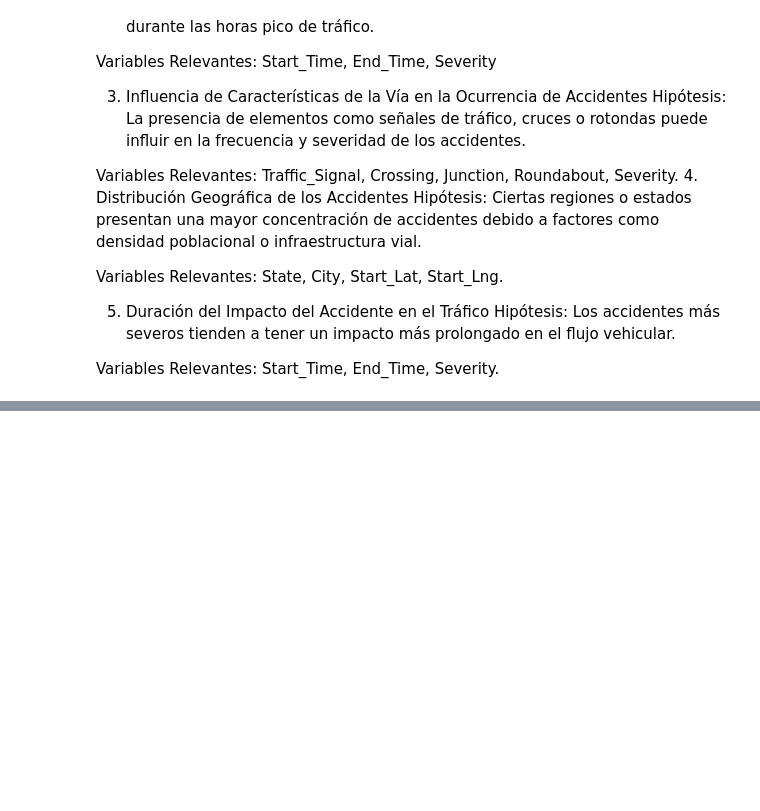
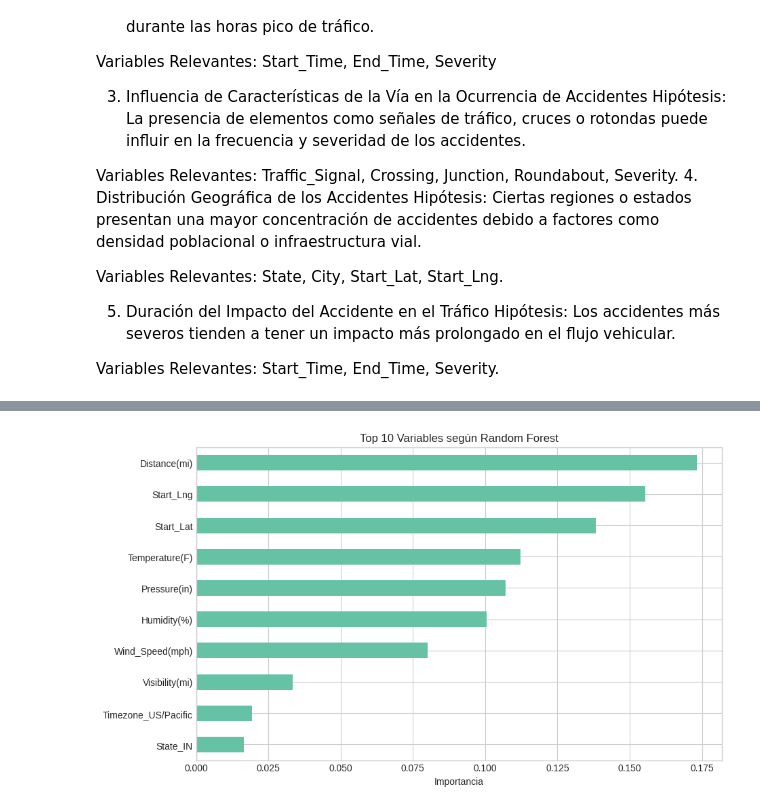
Before and after one commit to Saimoncastro/Dataset-proyecto-coder, a Jupyter notebook: ProyectoDSParteI+Castro.ipynb, the cells around one changed output, grey strips where cells are left out. Cells and saved outputs as stored; diff of their text form; code cells hidden in the pictures; blank space fills up the shorter version.

```diff
--- a/ProyectoDSParteI+Castro.ipynb
+++ b/ProyectoDSParteI+Castro.ipynb
@@ -3,7 +5,14 @@
 import pandas as pd
 import matplotlib.pyplot as plt
 import numpy as np
-
+import seaborn as sns
+from sklearn.feature_selection import mutual_info_classif, SelectKBest, chi2
+from sklearn.ensemble import RandomForestClassifier
+from sklearn.linear_model import LogisticRegression
+from sklearn.preprocessing import StandardScaler
+# Configuraciones generales
+plt.style.use('seaborn-v0_8-whitegrid')
+sns.set_palette('Set2')
 #Cargar datos
 df = pd.read_csv('https://raw.githubusercontent.com/Forrestino/Datasets-potenciales/refs/heads/main/US_Accidents_Dec21_V1.csv') # This line had an unexpected indent. Removing it fixes the issue.
 print(df.head())
@@ -139,0 +257,69 @@ Name: count, dtype: int64
+# %%
+# 2. Pre-filtrado manual
+# -----------------------------
+columns_to_drop = ['ID', 'Description', 'End_Lat', 'End_Lng', 'Number', 'Zipcode']
+df.drop(columns=columns_to_drop, inplace=True)
+
+# Eliminar columnas con >70% nulos
+threshold = len(df) * 0.7
+df.dropna(thresh=threshold, axis=1, inplace=True)
+
+# -----------------------------
+# 3. Selección de variables numéricas - Mutual Information
+# -----------------------------
+print("\n--- Mutual Information (Variables numéricas) ---")
+
+num_df = df.select_dtypes(include=['float64', 'int64']).drop(columns=['Severity'])
+y = df['Severity']
+X_num = num_df.fillna(0)
+
+mi_scores = mutual_info_classif(X_num, y)
+mi_series = pd.Series(mi_scores, index=X_num.columns).sort_values(ascending=False)
+print(mi_series)
+
+# -----------------------------
+# 4. Variables categóricas/booleanas - Chi-cuadrado
+# -----------------------------
+print("\n--- Chi-cuadrado (Variables categóricas y booleanas) ---")
+
+X_cat = pd.get_dummies(df.select_dtypes(include=['object', 'bool']), drop_first=True).fillna(0)
+selector = SelectKBest(chi2, k=10)
+selector.fit(X_cat, y)
+selected_cat_cols = X_cat.columns[selector.get_support()]
+print(selected_cat_cols)
+
+# -----------------------------
+# 5. Importancia con Random Forest
+# -----------------------------
+print("\n--- Importancia de Características con Random Forest ---")
+
+X_rf = pd.concat([X_num, X_cat[selected_cat_cols]], axis=1)
+rf_model = RandomForestClassifier(n_estimators=100, random_state=42)
+rf_model.fit(X_rf, y)
+
+rf_importances = pd.Series(rf_model.feature_importances_, index=X_rf.columns).sort_values(ascending=False)
+print(rf_importances.head(15))
+
+# -----------------------------
+# 6. Lasso (L1 Regularization)
+# -----------------------------
+print("\n--- Coeficientes L1 (Lasso - Logistic Regression) ---")
+
+scaler = StandardScaler()
+X_scaled = scaler.fit_transform(X_rf)
+lasso_model = LogisticRegression(penalty='l1', solver='liblinear')
+lasso_model.fit(X_scaled, y)
+
+lasso_coefs = pd.Series(lasso_model.coef_[0], index=X_rf.columns)
+print(lasso_coefs[lasso_coefs != 0].sort_values(ascending=False))
+
+# -----------------------------
+# 7. Visualización de Importancias
+# -----------------------------
+plt.figure(figsize=(10,6))
+rf_importances.head(10).plot(kind='barh')
+plt.title('Top 10 Variables según Random Forest')
+plt.xlabel('Importancia')
+plt.gca().invert_yaxis()
+plt.show()
+# %% [output]
@@ -139,0 +343 @@ Name: count, dtype: int64
+[figure, added]
```
Also changed, not shown: parts of 4 cells of this notebook.
